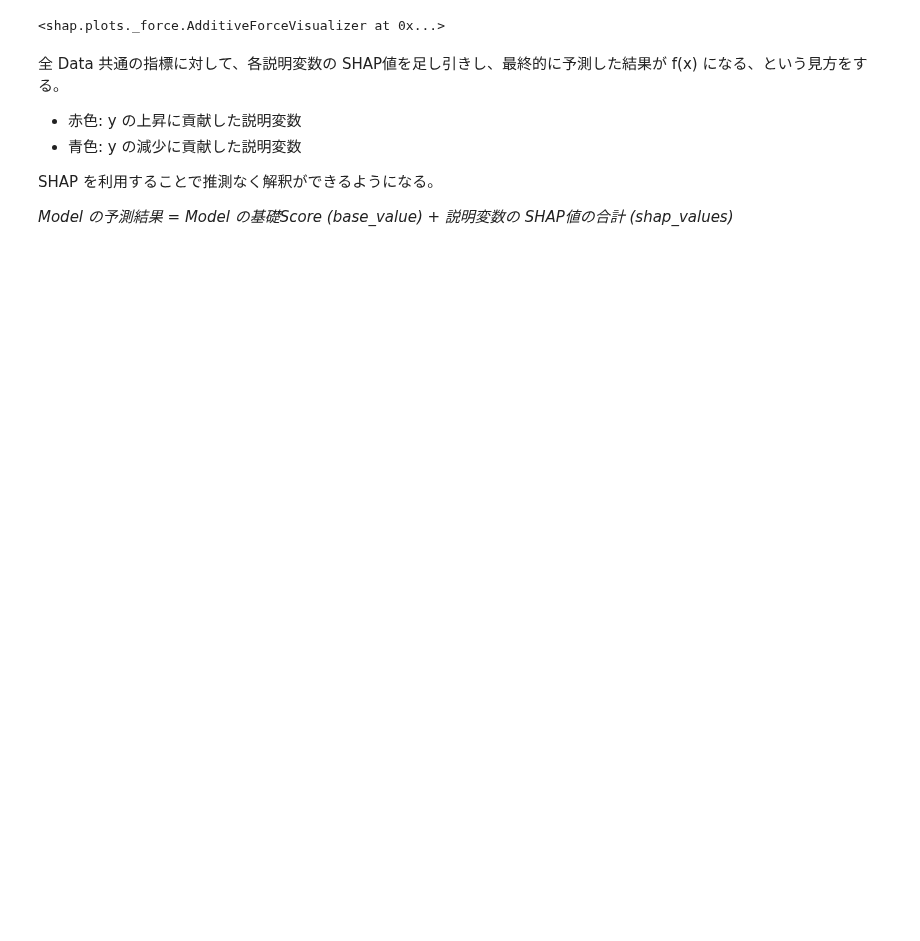
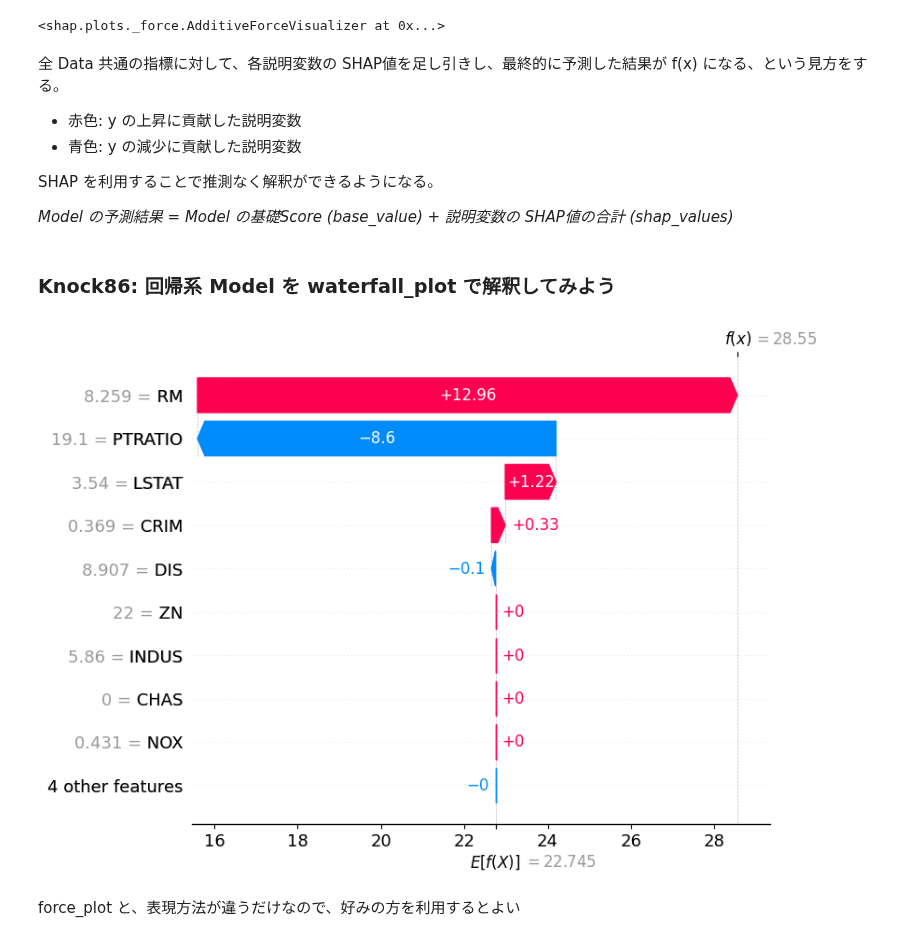
Before and after one commit to 1024xx4/ai_model_building_100, a Jupyter notebook: section09/section09.ipynb, the cells around one changed output. Drawn from its saved outputs; the diff is of its cells as text; code cells hidden in the pictures; blank space fills up the shorter version.

Commit message:
Feat: 回帰系 Model を waterfall_plot で解釈してみる#17

```diff
--- a/section09/section09.ipynb
+++ b/section09/section09.ipynb
@@ -204,3 +204,16 @@ shap.force_plot(
 SHAP を利用することで推測なく解釈ができるようになる。
 
 *Model の予測結果 = Model の基礎Score (base_value) + 説明変数の SHAP値の合計 (shap_values)*
+# %% [markdown]
+### Knock86: 回帰系 Model を waterfall_plot で解釈してみよう
+# %%
+row_index = X_test.index.get_loc(253)
+shap.plots._waterfall.waterfall_legacy(
+    expected_value=explainer.expected_value[0],
+    shap_values=shap_values[row_index, :],
+    features=X_test.iloc[row_index, :]
+)
+# %% [output]
+[figure, added]
+# %% [markdown]
+force_plot と、表現方法が違うだけなので、好みの方を利用するとよい
```
